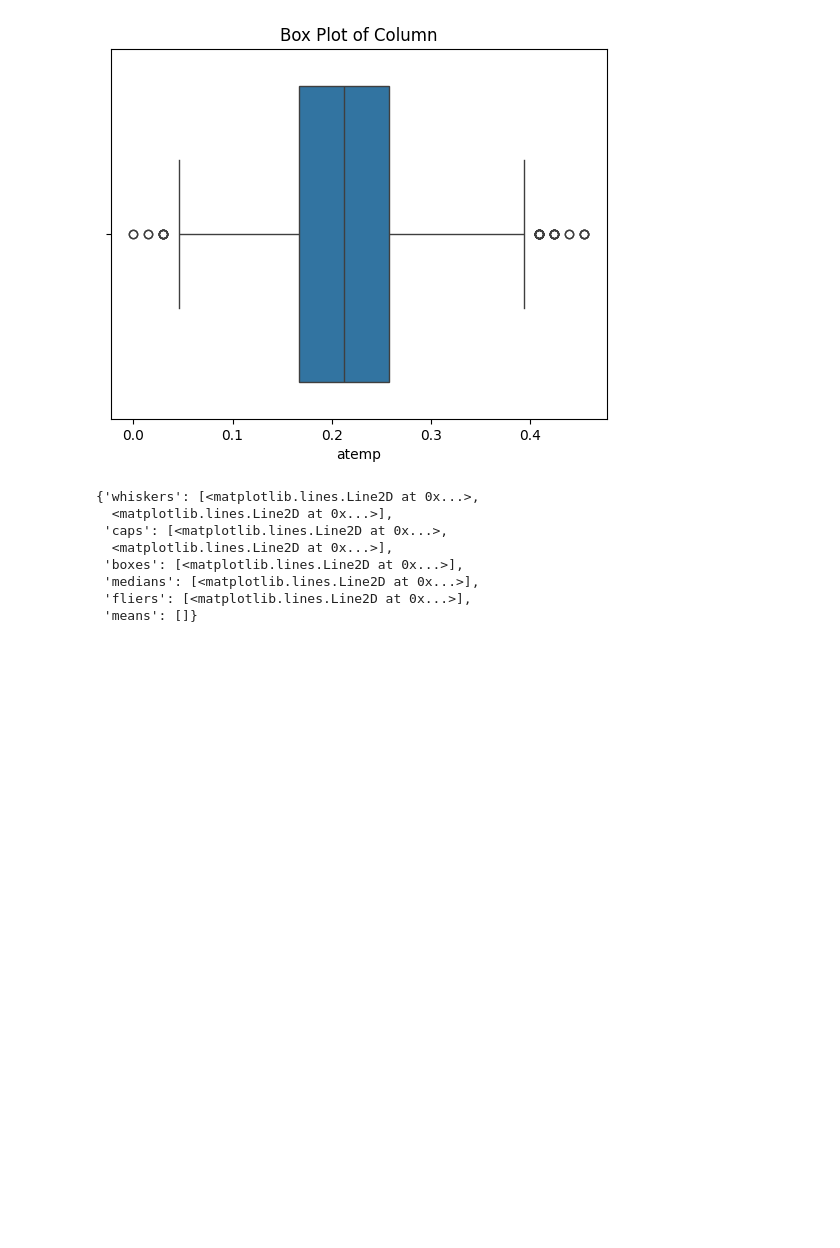
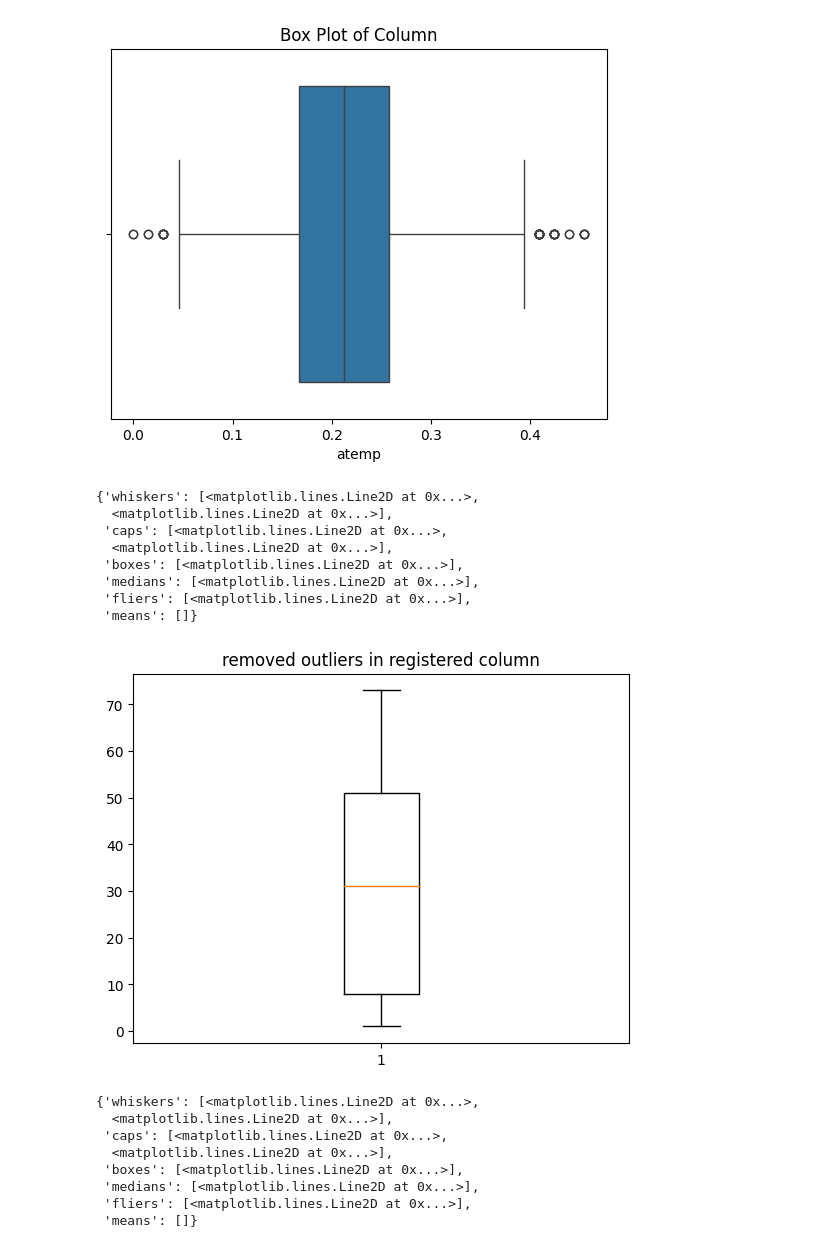
Before and after one commit to Divyasharma18/project_02, a Jupyter notebook: project2_task1.ipynb, the cells around one changed output. Saved outputs shown, nothing was run; the diff lists cells and outputs as text; code cells hidden in the pictures; blank space fills up the shorter version.

```diff
--- a/project2_task1.ipynb
+++ b/project2_task1.ipynb
@@ -700,6 +700,22 @@ plt.show()
 ##hence less outliers
 # %% [output]
 [figure]
+# %%
+
+##now will remove the outliers n registered coulumn and check the data
+concatenated_data_new_outliers1= concatenated_data_new[(concatenated_data_new.registered >0) & (concatenated_data_new.registered<74)]
+plt.title('removed outliers in registered column')
+plt.boxplot(concatenated_data_new_outliers1['registered'])
+# %% [output]
+{'whiskers': [<matplotlib.lines.Line2D at 0x...>,
+  <matplotlib.lines.Line2D at 0x...>],
+ 'caps': [<matplotlib.lines.Line2D at 0x...>,
+  <matplotlib.lines.Line2D at 0x...>],
+ 'boxes': [<matplotlib.lines.Line2D at 0x...>],
+ 'medians': [<matplotlib.lines.Line2D at 0x...>],
+ 'fliers': [<matplotlib.lines.Line2D at 0x...>],
+ 'means': []}
+[figure, added]
 # %%
 
 ##now will remove the outliers n casual coulumn and check the data
```
